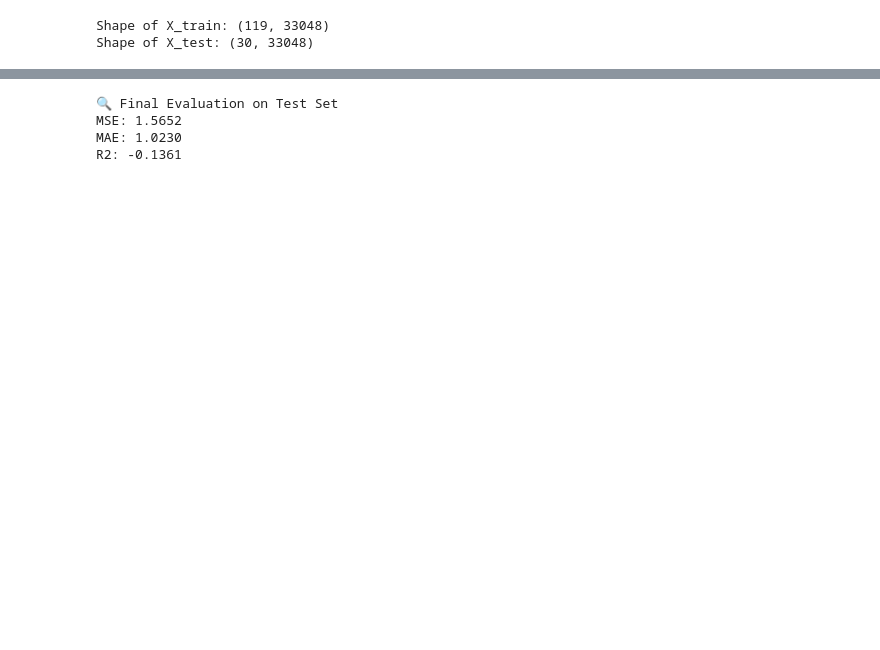
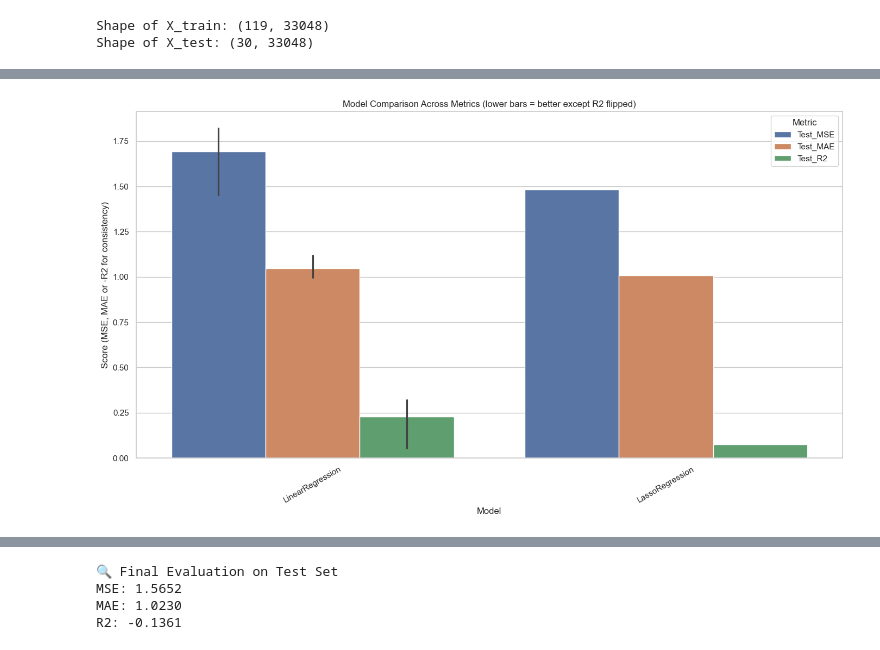
Before and after one commit to derex-cmd/ccdm, a Jupyter notebook: Genetic Algorithm/genetic_algo_v2.ipynb, the cells around one changed output, grey strips where cells are left out. Saved outputs shown, nothing was run; the diff lists cells and outputs as text; code cells hidden in the pictures; blank space fills up the shorter version.

```diff
--- a/Genetic Algorithm/genetic_algo_v2.ipynb
+++ b/Genetic Algorithm/genetic_algo_v2.ipynb
@@ -28,0 +263,31 @@ Shape of X_test: (30, 33048)
+# %%
+import matplotlib.pyplot as plt
+import seaborn as sns
+
+# Set style for better vibes
+sns.set(style="whitegrid")
+
+# Melt the dataframe to plot multiple metrics easily
+metrics_df = summary_df.melt(
+    id_vars=['Model', 'K_Folds'],
+    value_vars=['Test_MSE', 'Test_MAE', 'Test_R2'],
+    var_name='Metric',
+    value_name='Score'
+)
+
+# Flip R2 so it's easier to compare visually (higher is better)
+# For R2, invert the scores to align with error metrics direction (optional)
+metrics_df.loc[metrics_df['Metric'] == 'Test_R2', 'Score'] *= -1
+
+plt.figure(figsize=(14, 8))
+sns.barplot(data=metrics_df, x='Model', y='Score', hue='Metric')
+
+plt.title("Model Comparison Across Metrics (lower bars = better except R2 flipped)")
+plt.ylabel("Score (MSE, MAE or -R2 for consistency)")
+plt.xlabel("Model")
+plt.legend(title='Metric')
+plt.xticks(rotation=30)
+plt.tight_layout()
+plt.show()
+# %% [output]
+[figure, added]
```
Also changed, not shown: parts of 14 cells of this notebook, 27 other files.
